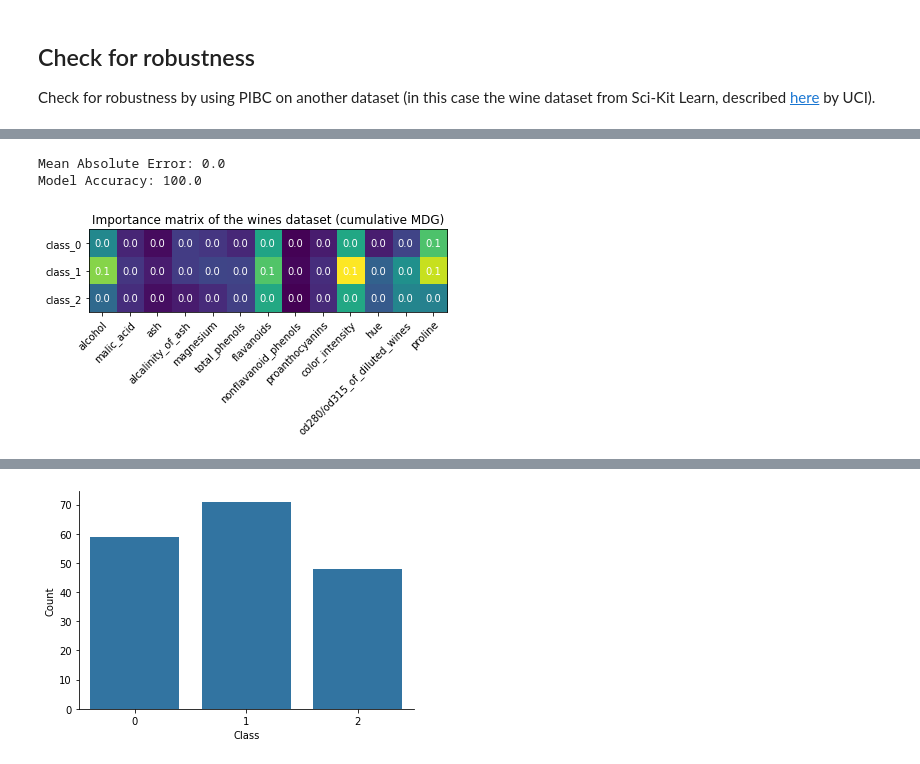
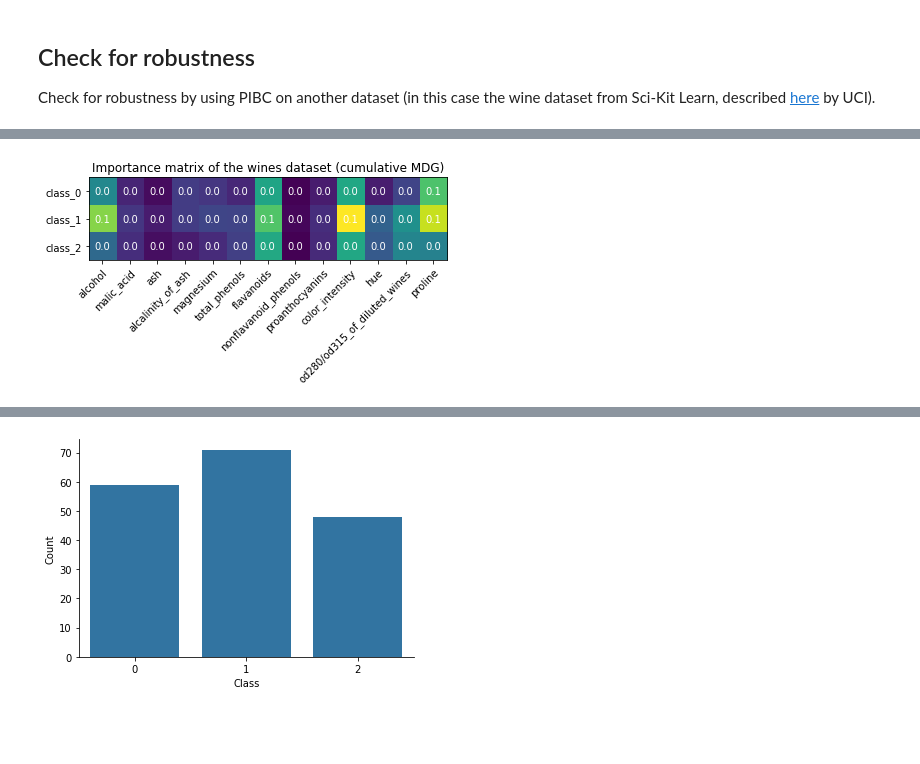
Before and after one commit to GiulioPr/Pcfi, a Jupyter notebook: 1_code/pibc-demo-v2.ipynb, the cells around one changed output, grey strips where cells are left out. Saved outputs shown, nothing was run; the diff lists cells and outputs as text; code cells hidden in the pictures; blank space fills up the shorter version.

```diff
--- a/1_code/pibc-demo-v2.ipynb
+++ b/1_code/pibc-demo-v2.ipynb
@@ -51,7 +50,8 @@ Model Accuracy: 100.0
 # %% [markdown]
 The model is very accurate, so it is reasonable and informative to proceed with calculating predictor importances by class. We can do this by passing the classifier to the `calcImportanceMatrix` function from `importanceMatrix`.
 # %%
-def calcImportanceMatrix(rf_clf):
+###OLD PER-CLASS IMPORTANCE FUNCTION
+def calcImportanceMatrix_old(rf_clf):
     """
     Calculates the importance matrix of predictors for each class.
 
@@ -424,8 +411,8 @@ def calcImportanceMatrix_v2(rf_clf):
     importance_matrix = (importance_matrix.T / np.sum(importance_matrix, axis=1)).T
     return(importance_matrix)
 # %%
-imp_mat_old = calcImportanceMatrix(rf_clf)
-imp_mat = calcImportanceMatrix_v2(rf_clf)
+imp_mat_old = calcImportanceMatrix_old(rf_clf)
+imp_mat = calcImportanceMatrix(rf_clf)
 # %% [markdown]
 Now that we have the importance matrix (the importance of each predictor for predicting each class), we can plot the data to see which predictors are most important for each class. The simplest way to visualize these relationships is with a heatmap.
 # %%
@@ -486,76 +495,56 @@ Check for robustness by using PIBC on another dataset (in this case the wine dat
 # %%
-# load and split the data
-wines = load_wine()
-X = wines.data
-y = wines.target
-X_train, X_test, y_train, y_test = train_test_split(X, y, random_state=42)
+###IMPORTANCE MATRIX - OLD VS NEW VERSION
 
-# train the classifier
-rf_clf = RandomForestClassifier(random_state=42, n_estimators=100)
-rf_clf.fit(X_train, y_train)
+# calculate the OLD importance matrix
+imp_mat = calcImportanceMatrix_old(rf_clf)
 
-# make predictions and calculate the MAE error
-predictions = rf_clf.predict(X_test)
-errors = abs(predictions - y_test)
-print('Mean Absolute Error: {}'.format(round(np.mean(errors), 2)))
+# plot the result
+fig, ax = plt.subplots()
+im = ax.imshow(imp_mat)
 
-# calculate the accuracy of the classifier
-acc = 100 * accuracy_score(y_test, predictions)
-print('Model Accuracy: {}'.format(round(acc, 2)))
+# adding figure annotations
+ax.set_xticks(np.arange(imp_mat.shape[1]))
+ax.set_yticks(np.arange(imp_mat.shape[0]))
+ax.set_xticklabels(list(wines.feature_names))
+ax.set_yticklabels(list(wines.target_names))
+
+# rotate the tick labels and set alignment
+plt.setp(ax.get_xticklabels(), rotation=45, ha="right", rotation_mode="anchor")
+
+# create text annotations over the heatmap
+for i in range(len(list(wines.target_names))):
+    for j in range(len(list(wines.feature_names))):
+        text = ax.text(j, i, round(imp_mat[i, j], 1), ha="center", va="center", color="w")
+
+ax.set_title("Importance matrix of the wines dataset (cumulative MDG)")
+fig.tight_layout()
+plt.show()
+
+
 
 # calculate the importance matrix
 imp_mat = calcImportanceMatrix(rf_clf)
 
 # plot the result
 fig, ax = plt.subplots()
 im = ax.imshow(imp_mat)
 
 # adding figure annotations
 ax.set_xticks(np.arange(imp_mat.shape[1]))
 ax.set_yticks(np.arange(imp_mat.shape[0]))
 ax.set_xticklabels(list(wines.feature_names))
 ax.set_yticklabels(list(wines.target_names))
 
 # rotate the tick labels and set alignment
 plt.setp(ax.get_xticklabels(), rotation=45, ha="right", rotation_mode="anchor")
 
 # create text annotations over the heatmap
 for i in range(len(list(wines.target_names))):
     for j in range(len(list(wines.feature_names))):
         text = ax.text(j, i, round(imp_mat[i, j], 1), ha="center", va="center", color="w")
 
 ax.set_title("Importance matrix of the wines dataset (cumulative MDG)")
 fig.tight_layout()
 plt.show()
-
-
-
-
-# calculate the importance matrix
-imp_mat = calcImportanceMatrix_v2(rf_clf)
-
-# plot the result
-fig, ax = plt.subplots()
-im = ax.imshow(imp_mat)
-
-# adding figure annotations
-ax.set_xticks(np.arange(imp_mat.shape[1]))
-ax.set_yticks(np.arange(imp_mat.shape[0]))
-ax.set_xticklabels(list(wines.feature_names))
-ax.set_yticklabels(list(wines.target_names))
-
-# rotate the tick labels and set alignment
-plt.setp(ax.get_xticklabels(), rotation=45, ha="right", rotation_mode="anchor")
-
-# create text annotations over the heatmap
-for i in range(len(list(wines.target_names))):
-    for j in range(len(list(wines.feature_names))):
-        text = ax.text(j, i, round(imp_mat[i, j], 1), ha="center", va="center", color="w")
-
-ax.set_title("Importance matrix of the wines dataset (cumulative MDG)")
-fig.tight_layout()
-plt.show()
 # %% [output]
-Mean Absolute Error: 0.0
-Model Accuracy: 100.0
-[figure, old version]
+[figure, new version]
```
Also changed, not shown: parts of 23 cells of this notebook, 11 other files.
